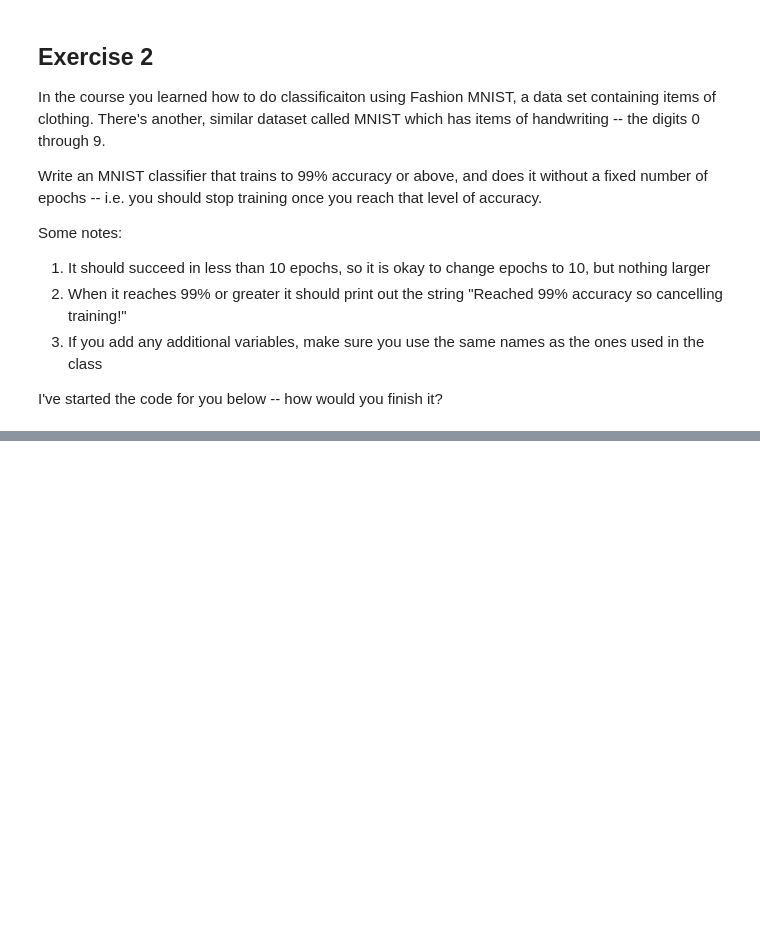
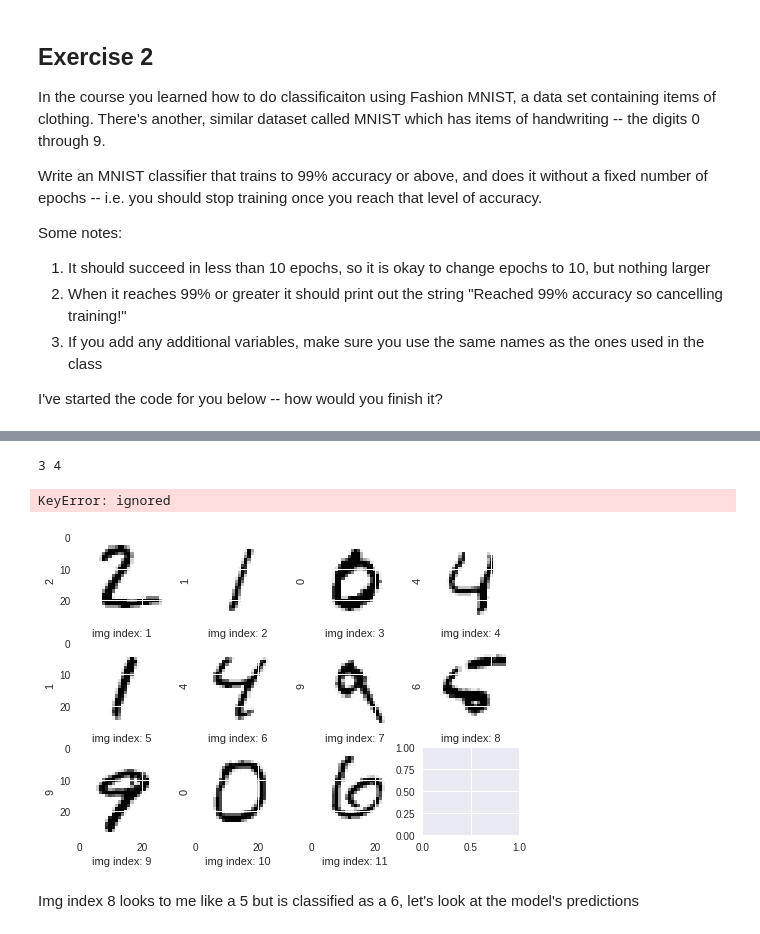
Before and after one commit to krisrjohnson/TFCoursework, a Jupyter notebook: Exercise2_Question.ipynb, the cells around one changed output, grey strips where cells are left out. Drawn from its saved outputs; the diff is of its cells as text; code cells hidden in the pictures; blank space fills up the shorter version.

```diff
--- a/Exercise2_Question.ipynb
+++ b/Exercise2_Question.ipynb
@@ -47,0 +58,12 @@ Reached 99% accuracy so cancelling training!
+# %%
+
+classifications = model.predict(x_test)
+
+#print(classifications[first_img:last_img])
+
+explore_predictions = []
+for i in range(first_img,last_img+1):
+  print("img tested: ", i, "\t predicted value", np.argmax(classifications[i]))
+  explore_predictions.append((i, np.argmax(classifications[i])))
+
+explore_predictions = dict(explore_predictions)
@@ -47,0 +87,26 @@ Reached 99% accuracy so cancelling training!
+# %%
+import matplotlib.pyplot as plt
+#for i in range(first_img, last_img+1):
+#  plt.imshow(x_test[i])
+
+Nr = int((last_img - first_img + 1) **.5)
+Nc = int((last_img - first_img) / Nr) + 1
+print (Nr, Nc)
+
+fig, axis = plt.subplots(Nr,Nc)
+
+for i in range(Nr):
+    for j in range(Nc):
+        axis[i, j].imshow(x_test[first_img + Nc*i+j])
+        axis[i, j].label_outer()
+        label = "img index: " + str(first_img + Nc*i + j)
+        axis[i, j].set_xlabel(label)
+        axis[i, j].set_ylabel(explore_predictions[first_img + Nc*i + j]) #TODO: add condition to only set a ylabel if the item exists in the dict
+
+plt.show()
+# %% [output]
+3 4
+KeyError: ignored
+[figure, added]
+# %% [markdown]
+Img index 8 looks to me like a 5 but is classified as a 6, let's look at the model's predictions
```
Also changed, not shown: parts of 5 cells of this notebook.
